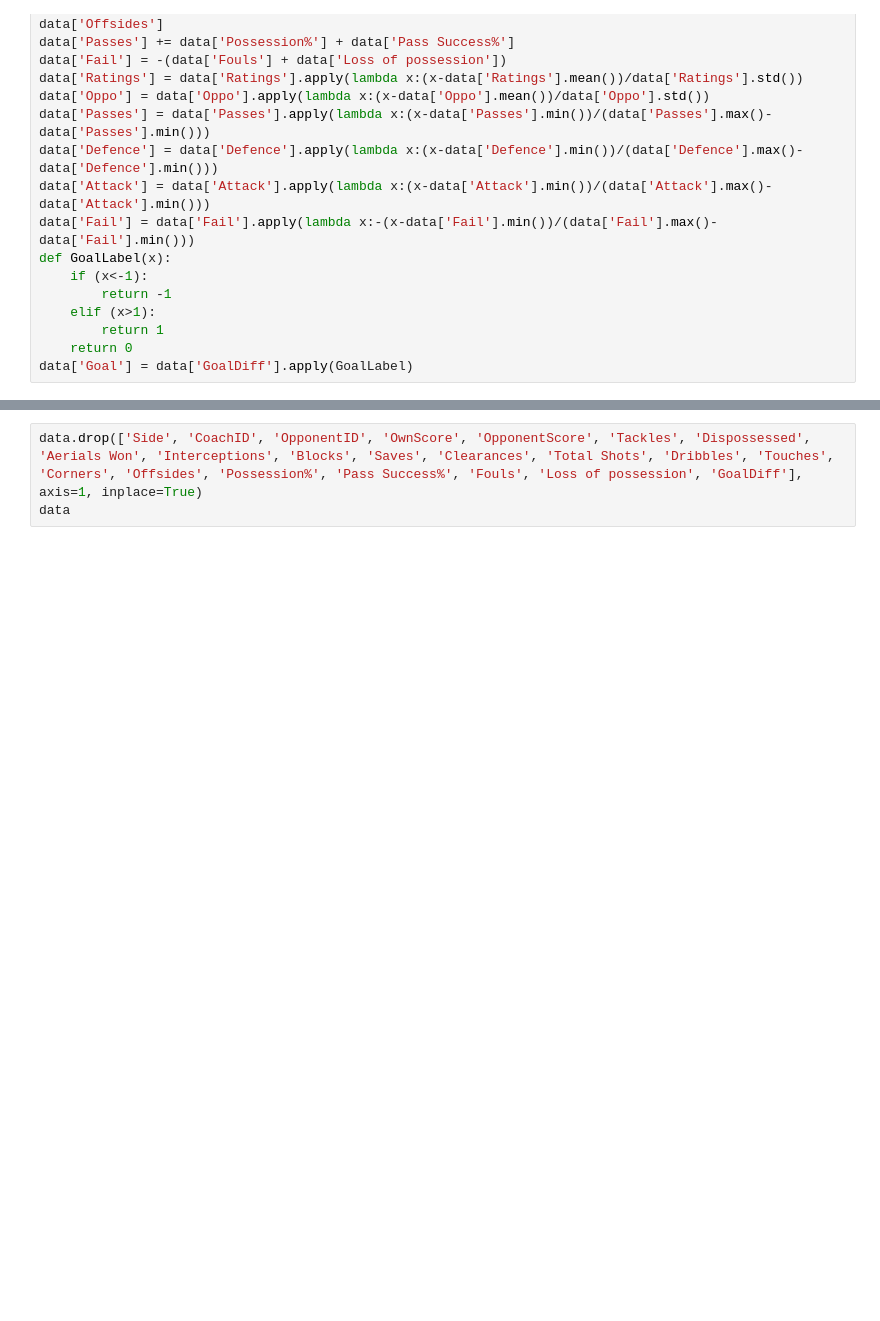
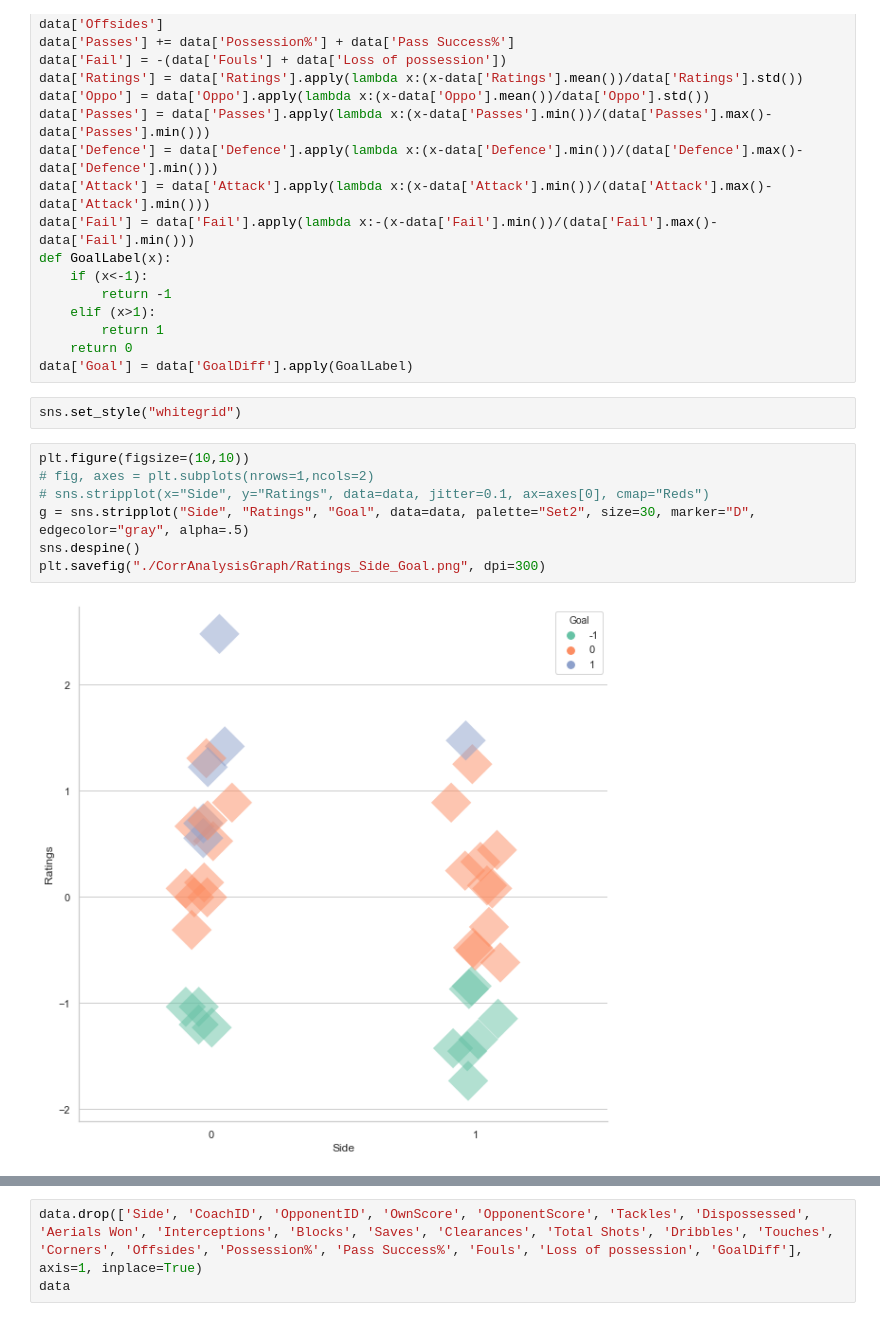
Before and after one commit to GZNGroup/2020MCM-ICM, a Jupyter notebook: 2020_Weekend1_Problems/matches.ipynb, the cells around one changed output, grey strips where cells are left out. Saved outputs shown, nothing was run; the diff lists cells and outputs as text; blank space fills up the shorter version.

```diff
--- a/2020_Weekend1_Problems/matches.ipynb
+++ b/2020_Weekend1_Problems/matches.ipynb
@@ -129,3 +129,14 @@ def GoalLabel(x):
         return 1
     return 0
 data['Goal'] = data['GoalDiff'].apply(GoalLabel)
+# %%
+sns.set_style("whitegrid")
+# %%
+plt.figure(figsize=(10,10))
+# fig, axes = plt.subplots(nrows=1,ncols=2)
+# sns.stripplot(x="Side", y="Ratings", data=data, jitter=0.1, ax=axes[0], cmap="Reds")
+g = sns.stripplot("Side", "Ratings", "Goal", data=data, palette="Set2", size=30, marker="D", edgecolor="gray", alpha=.5)
+sns.despine()
+plt.savefig("./CorrAnalysisGraph/Ratings_Side_Goal.png", dpi=300)
+# %% [output]
+[figure, added]
```
Also changed, not shown: parts of 10 cells of this notebook, 11 other files.
